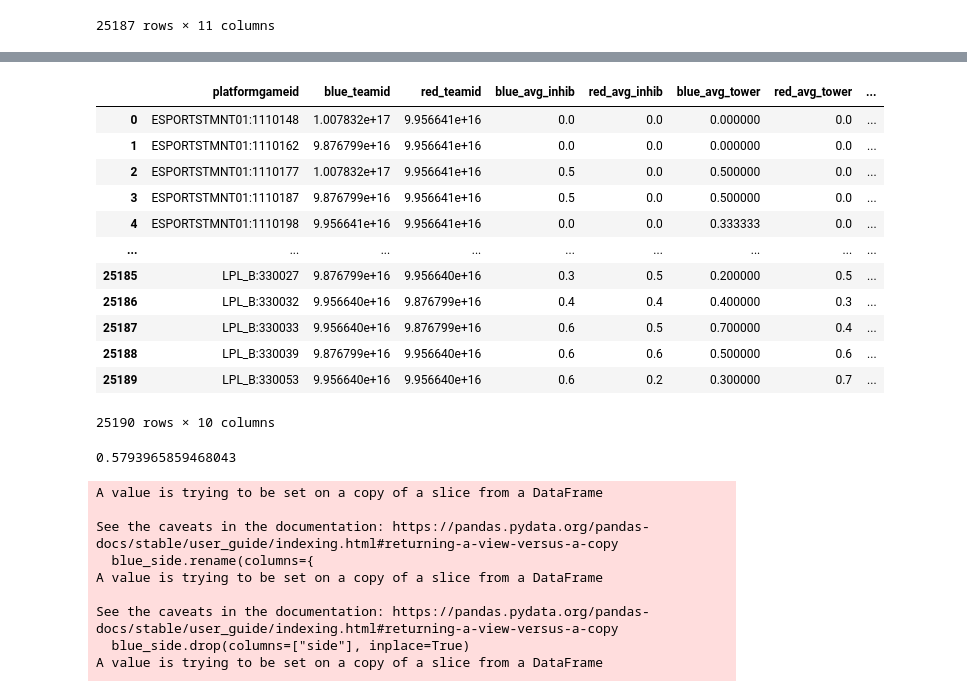
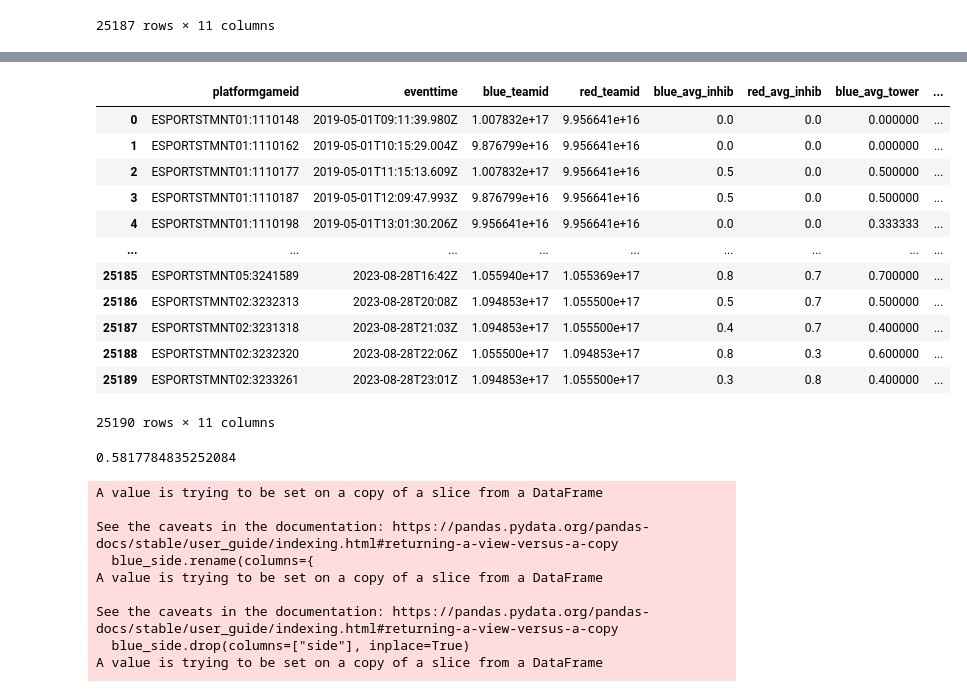
Before and after one commit to JanWen/gnar_score, a Jupyter notebook: csv/rolling.ipynb, the cells around one changed output, grey strips where cells are left out. Saved outputs shown, nothing was run; the diff lists cells and outputs as text; code cells hidden in the pictures.

```diff
--- a/csv/rolling.ipynb
+++ b/csv/rolling.ipynb
@@ -19,3 +19,8 @@ display(df)
 | 25185 | 1447915 | LPL_B:330039 | 200 | 1008863 | 100 | 302191 | ... |
 | 25186 | 1682219 | LPL_B:330053 | 100 | 719638 | 100 | 166387 | ... |
 25187 rows × 11 columns
+# %%
+
+
+df.sort_values(by=['eventtime'], inplace=True)
+display(df)
@@ -50,46 +69,47 @@ for _, row in df.iterrows():
             "first_inhib": [0],
             "first_tower": [0],
             "first_kill": [0],
         }
 
 
     new_df.append({
         "platformgameid": row["platformgameid"],
+        "eventtime": row["eventtime"],
         "blue_teamid": row["blue_teamid"],
         "red_teamid": row["red_teamid"],
         "blue_avg_inhib": sum(team_stats[row["blue_teamid"]]["first_inhib"]) / len(team_stats[row["blue_teamid"]]["first_inhib"]),
         "red_avg_inhib": sum(team_stats[row["red_teamid"]]["first_inhib"]) / len(team_stats[row["red_teamid"]]["first_inhib"]),
         "blue_avg_tower": sum(team_stats[row["blue_teamid"]]["first_tower"]) / len(team_stats[row["blue_teamid"]]["first_tower"]),
         "red_avg_tower": sum(team_stats[row["red_teamid"]]["first_tower"]) / len(team_stats[row["red_teamid"]]["first_tower"]),
         "blue_avg_kill": sum(team_stats[row["blue_teamid"]]["first_kill"]) / len(team_stats[row["blue_teamid"]]["first_kill"]),
         "red_avg_kill": sum(team_stats[row["red_teamid"]]["first_kill"]) / len(team_stats[row["red_teamid"]]["first_kill"]),
     })
 
     avg_for("killerteamid_inhib", "first_inhib")
     avg_for("killerteamid_tower", "first_tower")
     avg_for("killerteamid_kill", "first_kill")
 
 
 
 new_df = pd.DataFrame(new_df)
 
 wins = pd.read_csv("sql/wins.csv")
 new_df = new_df.merge(wins, on="platformgameid")
 display(new_df)
 # %% [output]
-|  | platformgameid | blue_teamid | red_teamid | blue_avg_inhib | red_avg_inhib | blue_avg_tower | red_avg_tower | ... |
-| 0 | ESPORTSTMNT01:1110148 | 1.007832e+17 | 9.956641e+16 | 0.0 | 0.0 | 0.000000 | 0.0 | ... |
-| 1 | ESPORTSTMNT01:1110162 | 9.876799e+16 | 9.956641e+16 | 0.0 | 0.0 | 0.000000 | 0.0 | ... |
-| 2 | ESPORTSTMNT01:1110177 | 1.007832e+17 | 9.956641e+16 | 0.5 | 0.0 | 0.500000 | 0.0 | ... |
-| 3 | ESPORTSTMNT01:1110187 | 9.876799e+16 | 9.956641e+16 | 0.5 | 0.0 | 0.500000 | 0.0 | ... |
-| 4 | ESPORTSTMNT01:1110198 | 9.956641e+16 | 9.956641e+16 | 0.0 | 0.0 | 0.333333 | 0.0 | ... |
+|  | platformgameid | eventtime | blue_teamid | red_teamid | blue_avg_inhib | red_avg_inhib | blue_avg_tower | ... |
+| 0 | ESPORTSTMNT01:1110148 | 2019-05-01T09:11:39.980Z | 1.007832e+17 | 9.956641e+16 | 0.0 | 0.0 | 0.000000 | ... |
+| 1 | ESPORTSTMNT01:1110162 | 2019-05-01T10:15:29.004Z | 9.876799e+16 | 9.956641e+16 | 0.0 | 0.0 | 0.000000 | ... |
+| 2 | ESPORTSTMNT01:1110177 | 2019-05-01T11:15:13.609Z | 1.007832e+17 | 9.956641e+16 | 0.5 | 0.0 | 0.500000 | ... |
+| 3 | ESPORTSTMNT01:1110187 | 2019-05-01T12:09:47.993Z | 9.876799e+16 | 9.956641e+16 | 0.5 | 0.0 | 0.500000 | ... |
+| 4 | ESPORTSTMNT01:1110198 | 2019-05-01T13:01:30.206Z | 9.956641e+16 | 9.956641e+16 | 0.0 | 0.0 | 0.333333 | ... |
 | ... | ... | ... | ... | ... | ... | ... | ... | ... |
-| 25185 | LPL_B:330027 | 9.876799e+16 | 9.956640e+16 | 0.3 | 0.5 | 0.200000 | 0.5 | ... |
-| 25186 | LPL_B:330032 | 9.956640e+16 | 9.876799e+16 | 0.4 | 0.4 | 0.400000 | 0.3 | ... |
-| 25187 | LPL_B:330033 | 9.956640e+16 | 9.876799e+16 | 0.6 | 0.5 | 0.700000 | 0.4 | ... |
-| 25188 | LPL_B:330039 | 9.876799e+16 | 9.956640e+16 | 0.6 | 0.6 | 0.500000 | 0.6 | ... |
-| 25189 | LPL_B:330053 | 9.956640e+16 | 9.956640e+16 | 0.6 | 0.2 | 0.300000 | 0.7 | ... |
+| 25185 | ESPORTSTMNT05:3241589 | 2023-08-28T16:42Z | 1.055940e+17 | 1.055369e+17 | 0.8 | 0.7 | 0.700000 | ... |
+| 25186 | ESPORTSTMNT02:3232313 | 2023-08-28T20:08Z | 1.094853e+17 | 1.055500e+17 | 0.5 | 0.7 | 0.500000 | ... |
+| 25187 | ESPORTSTMNT02:3231318 | 2023-08-28T21:03Z | 1.094853e+17 | 1.055500e+17 | 0.4 | 0.7 | 0.400000 | ... |
+| 25188 | ESPORTSTMNT02:3232320 | 2023-08-28T22:06Z | 1.055500e+17 | 1.094853e+17 | 0.8 | 0.3 | 0.600000 | ... |
+| 25189 | ESPORTSTMNT02:3233261 | 2023-08-28T23:01Z | 1.094853e+17 | 1.055500e+17 | 0.3 | 0.8 | 0.400000 | ... |
-25190 rows × 10 columns
+25190 rows × 11 columns
 # %%
 from sklearn.metrics import accuracy_score
 from sklearn.model_selection import train_test_split
@@ -106,7 +126,7 @@ predictive_labels = gnb.predict(X_test)
 # print(predictive_labels)
 print(accuracy_score(y_test, predictive_labels))
 # %% [output]
-0.5793965859468043
+0.5817784835252084
 # %%
 
 rolling_kd = pd.read_csv("sql/kd_rolling_avg.csv")
```
Also changed, not shown: parts of 7 cells of this notebook, 12 other files.
